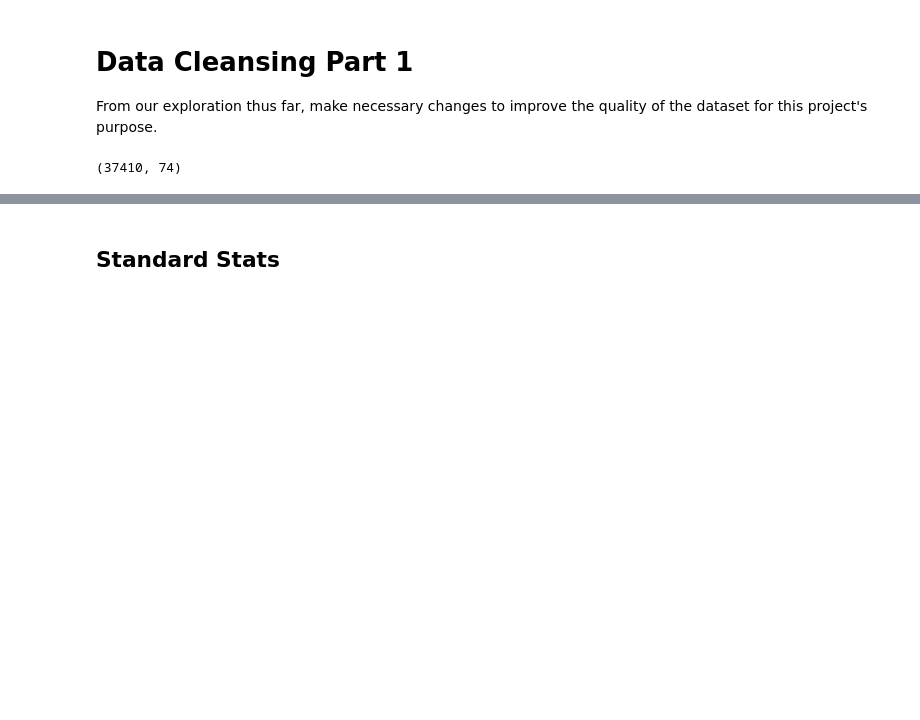
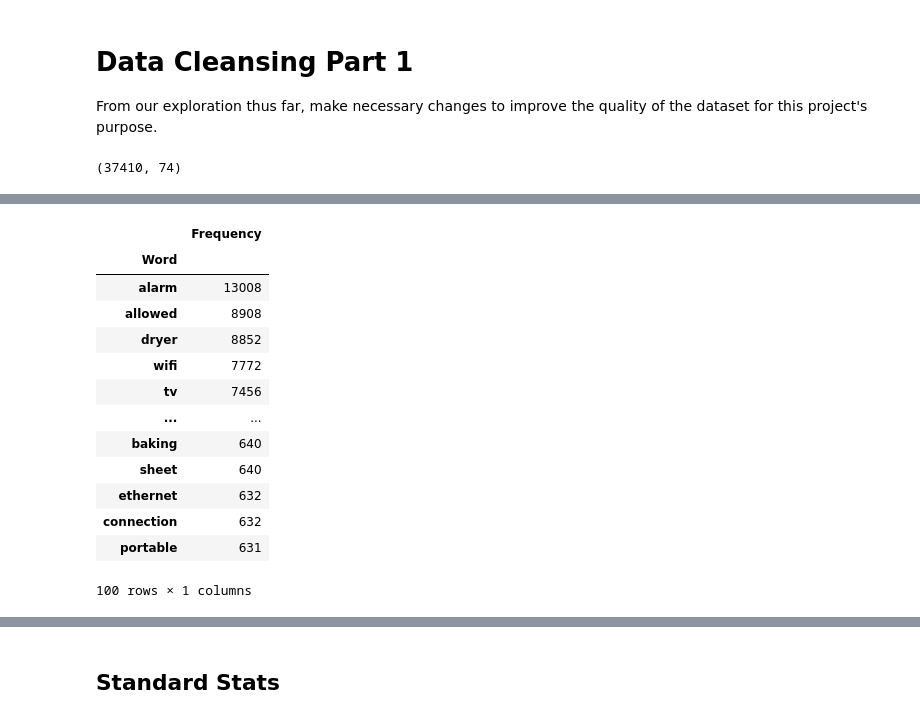
Before and after one commit to vicotriangle/victoria_data606, a Jupyter notebook: eda_current.ipynb, the cells around one changed output, grey strips where cells are left out. Drawn from its saved outputs; the diff is of its cells as text; code cells hidden in the pictures; blank space fills up the shorter version.

```diff
--- a/eda_current.ipynb
+++ b/eda_current.ipynb
@@ -212,0 +358,2 @@ abnb.shape
+# %%
+abnb2['amenities'] = abnb2['amenities'].str.replace('[', '').str.replace(']', '').str.replace(',', '').str.replace('"', '')
@@ -212,0 +375,29 @@ abnb.shape
+# %%
+top_N = 100
+
+string_concat = abnb2.amenities.str.lower().str.cat(sep=' ') #concatenate all amentities into one element of text separated by a space ' '
+wordst = nltk.tokenize.word_tokenize(string_concat) #tokenize each individual word
+word_freq = nltk.FreqDist(wordst) #get frequency of each word
+
+stopwords = nltk.corpus.stopwords.words('english') #identify and store stopwords
+words_except_stop_dist = nltk.FreqDist(w for w in words if w not in stopwords) #remove stopwords from results
+
+result = pd.DataFrame(words_except_stop_dist.most_common(top_N),
+                    columns=['Word', 'Frequency']).set_index('Word')
+
+result
+# %% [output]
+|  | Frequency |
+| Word |  |
+| alarm | 13008 |
+| allowed | 8908 |
+| dryer | 8852 |
+| wifi | 7772 |
+| tv | 7456 |
+| ... | ... |
+| baking | 640 |
+| sheet | 640 |
+| ethernet | 632 |
+| connection | 632 |
+| portable | 631 |
+100 rows × 1 columns
```
Also changed, not shown: parts of 100 cells of this notebook.
